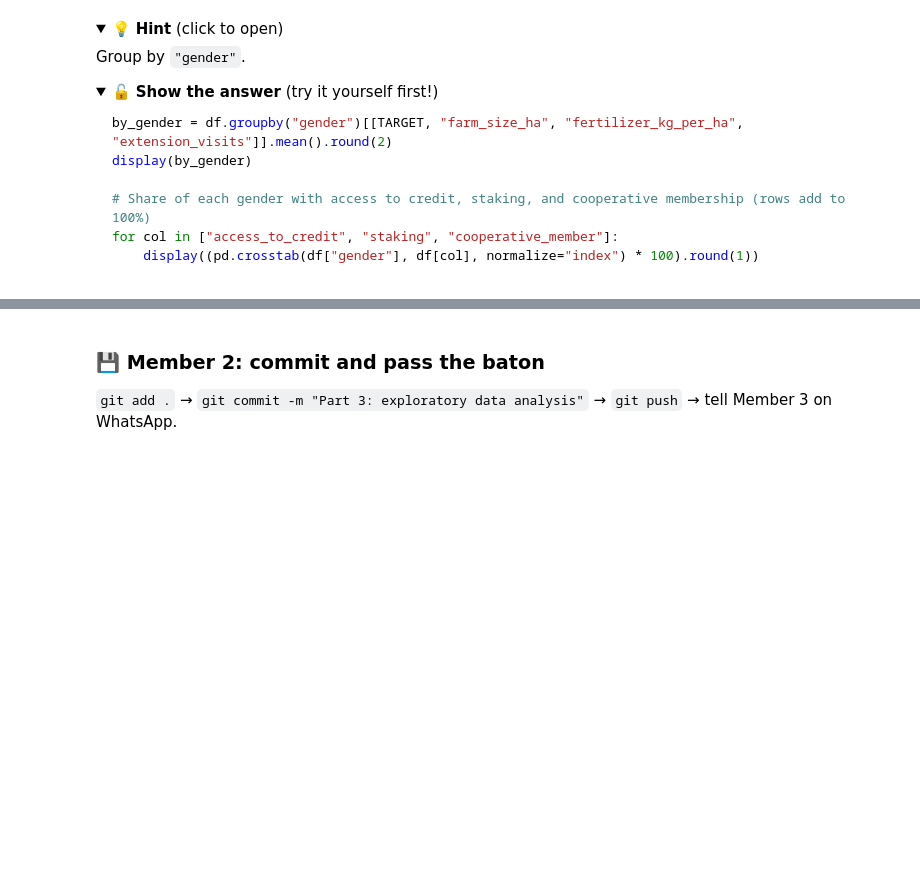
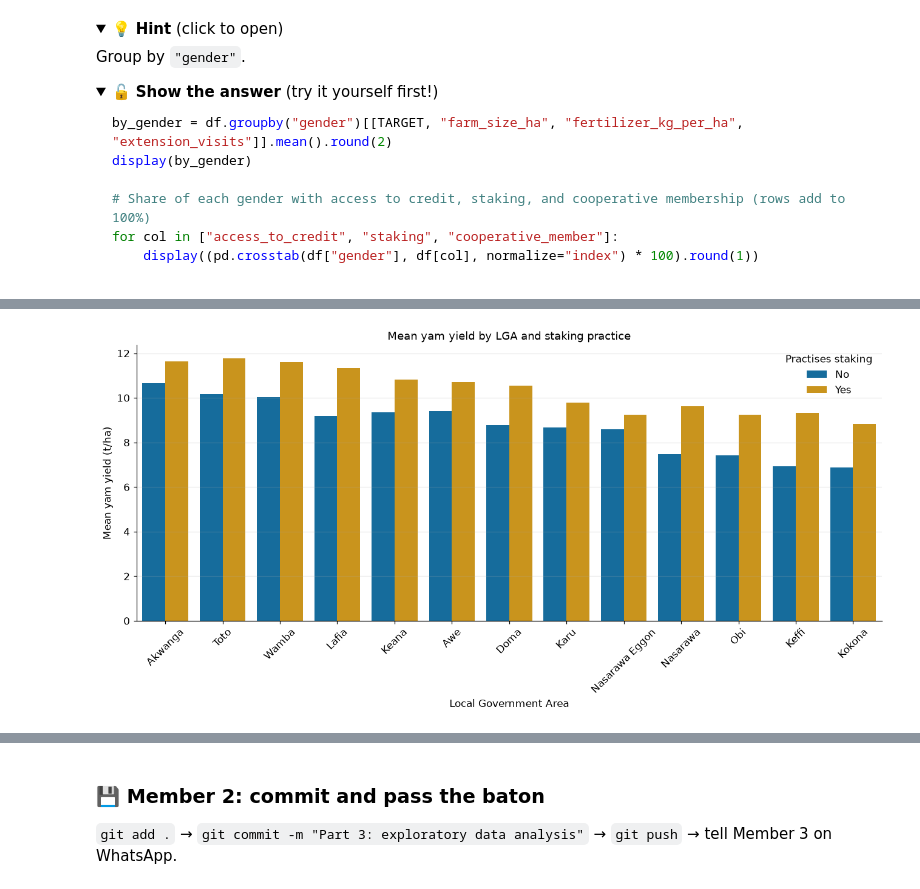
Before and after one commit to Emmasun1013/nsuk-ds-group-05, a Jupyter notebook: notebooks/group_project.ipynb, the cells around one changed output, grey strips where cells are left out. Cells and saved outputs as stored; diff of their text form; code cells hidden in the pictures; folded sections open; blank space fills up the shorter version.

Commit message:
Part 3: exploratory data analysis

```diff
--- a/notebooks/group_project.ipynb
+++ b/notebooks/group_project.ipynb
@@ -897,7 +910,7 @@ plt.show()
 ### 3.2 ✍️ TODO: Yield across LGAs
 Make a summary table of yield for each LGA: number of farms, mean, median and standard deviation.
 # %%
-lga_summary = (df.groupby("____")[TARGET]
+lga_summary = (df.groupby("lga")[TARGET]
                  .agg(["count", "mean", "median", "std"])
                  .sort_values("mean", ascending=False)
                  .round(2))
@@ -1066,4 +1171,28 @@ Ask your AI assistant (ChatGPT, Gemini, Copilot, Claude...):
 Paste the code below and run it. ✅ **Check:** do the numbers on the chart match `lga_summary`? Do you
 understand every line? Only send the AI your **column names**, never your data.
 # %%
-# 🤖 Paste and test the AI-generated code here
+
+fig, ax = plt.subplots(figsize=(12, 6))
+
+sns.barplot(
+    data=df,
+    x="lga",
+    y=TARGET,
+    hue="staking",
+    order=lga_summary.index,
+    errorbar=None,
+    ax=ax
+)
+
+ax.set(
+    xlabel="Local Government Area",
+    ylabel="Mean yam yield (t/ha)",
+    title="Mean yam yield by LGA and staking practice"
+)
+
+ax.tick_params(axis="x", rotation=45)
+ax.legend(title="Practises staking")
+plt.tight_layout()
+plt.show()
+# %% [output]
+[figure, added]
```
Also changed, not shown: parts of 22 cells of this notebook.
